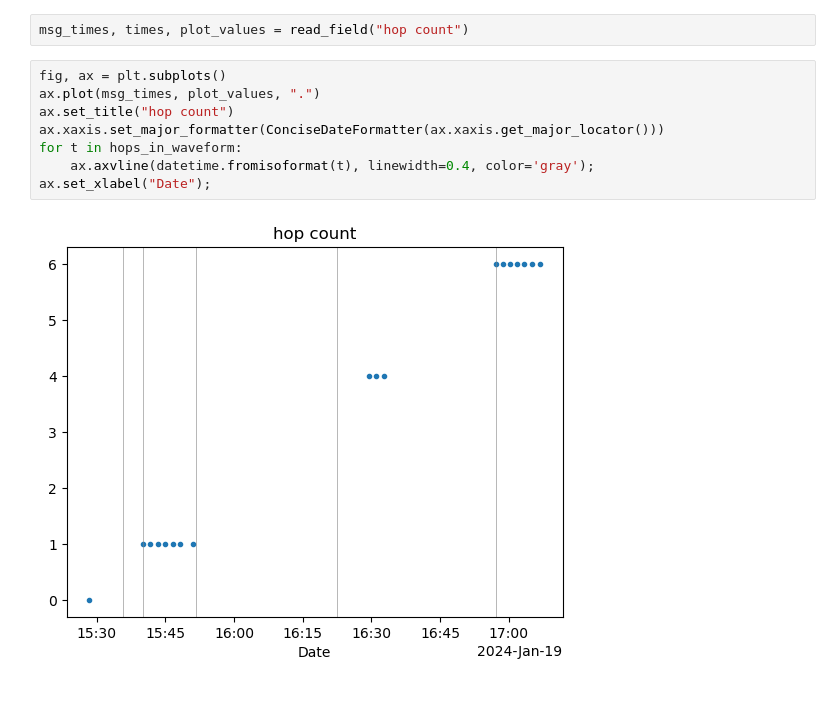
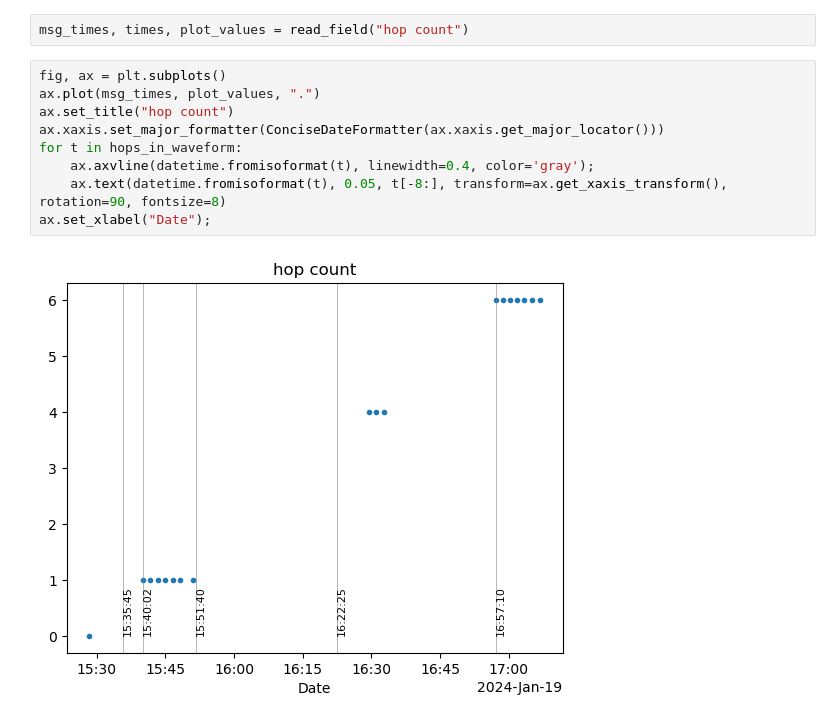
Before and after one commit to tammojan/lev1cw, a Jupyter notebook: lev1_cw_decode.ipynb, the cells around one changed output. Cells and saved outputs as stored; diff of their text form.

```diff
--- a/lev1_cw_decode.ipynb
+++ b/lev1_cw_decode.ipynb
@@ -314,10 +314,11 @@ msg_times, times, plot_values = read_field("hop count")
 # %%
 fig, ax = plt.subplots()
 ax.plot(msg_times, plot_values, ".")
 ax.set_title("hop count")
 ax.xaxis.set_major_formatter(ConciseDateFormatter(ax.xaxis.get_major_locator()))
 for t in hops_in_waveform:
     ax.axvline(datetime.fromisoformat(t), linewidth=0.4, color='gray');
+    ax.text(datetime.fromisoformat(t), 0.05, t[-8:], transform=ax.get_xaxis_transform(), rotation=90, fontsize=8)
 ax.set_xlabel("Date");
 # %% [output]
-[figure, old version]
+[figure, new version]
```
Also changed, not shown: 1 other file.
